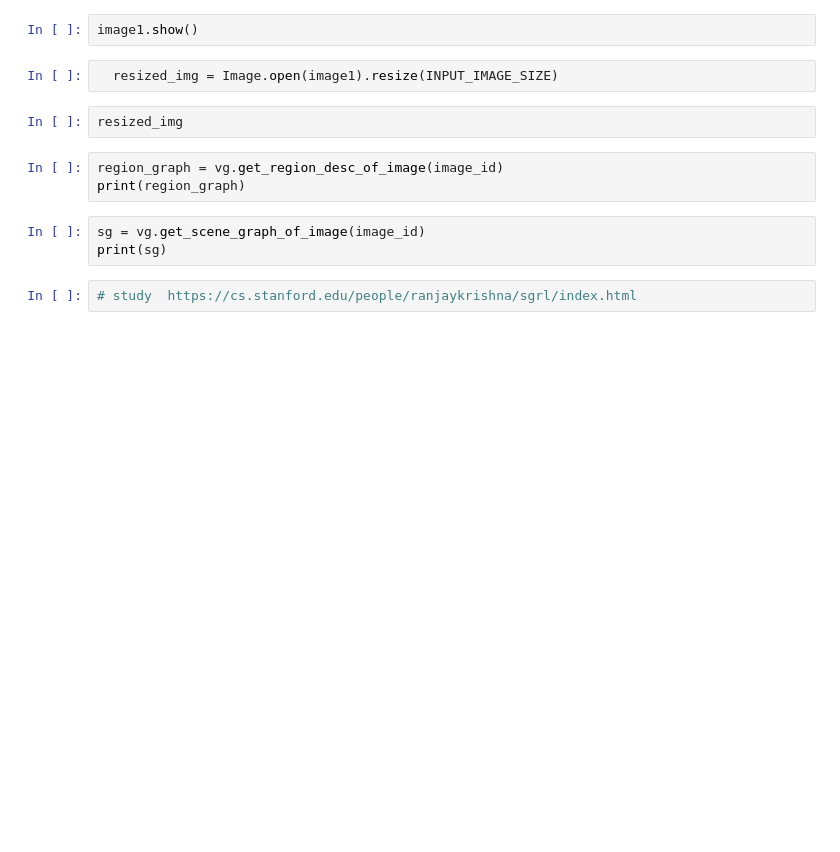
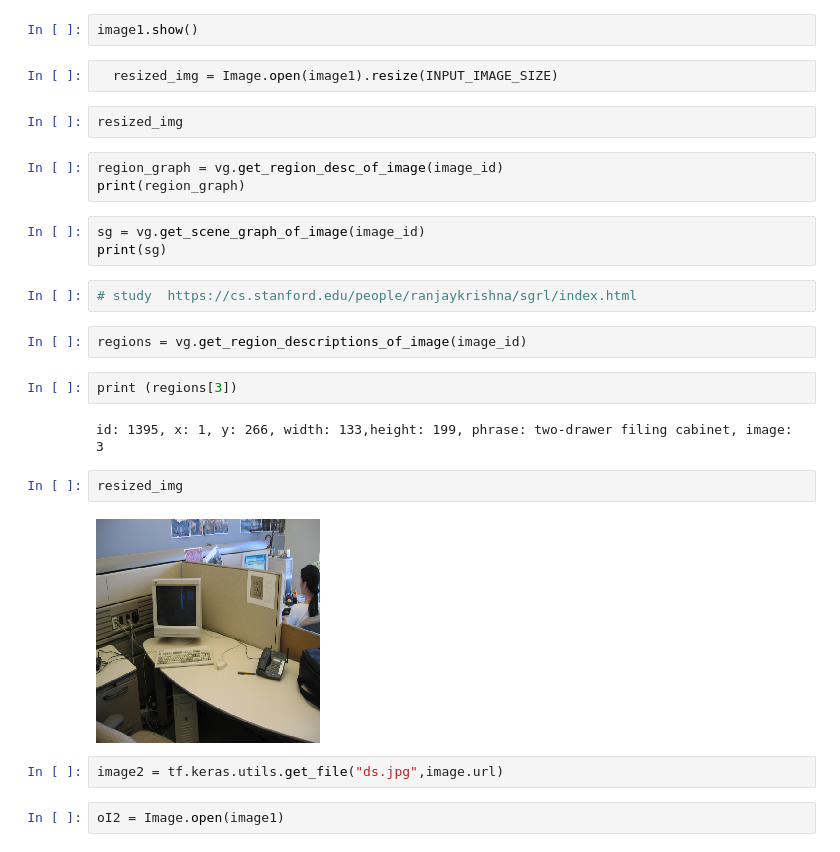
Before and after one commit to HemantTiwariGitHub/IntelligenceCodes, a Jupyter notebook: VisualGenomeDownload.ipynb, the cells around one changed output. Saved outputs shown, nothing was run; the diff lists cells and outputs as text; blank space fills up the shorter version.

```diff
--- a/VisualGenomeDownload.ipynb
+++ b/VisualGenomeDownload.ipynb
@@ -64,3 +64,17 @@ sg = vg.get_scene_graph_of_image(image_id)
 print(sg)
 # %%
 # study  https://cs.stanford.edu/people/ranjaykrishna/sgrl/index.html
+# %%
+regions = vg.get_region_descriptions_of_image(image_id)
+# %%
+print (regions[3])
+# %% [output]
+id: 1395, x: 1, y: 266, width: 133,height: 199, phrase: two-drawer filing cabinet, image: 3
+# %%
+resized_img
+# %% [output]
+[figure, added]
+# %%
+image2 = tf.keras.utils.get_file("ds.jpg",image.url)
+# %%
+oI2 = Image.open(image1)
```
Also changed, not shown: parts of 4 cells of this notebook.
